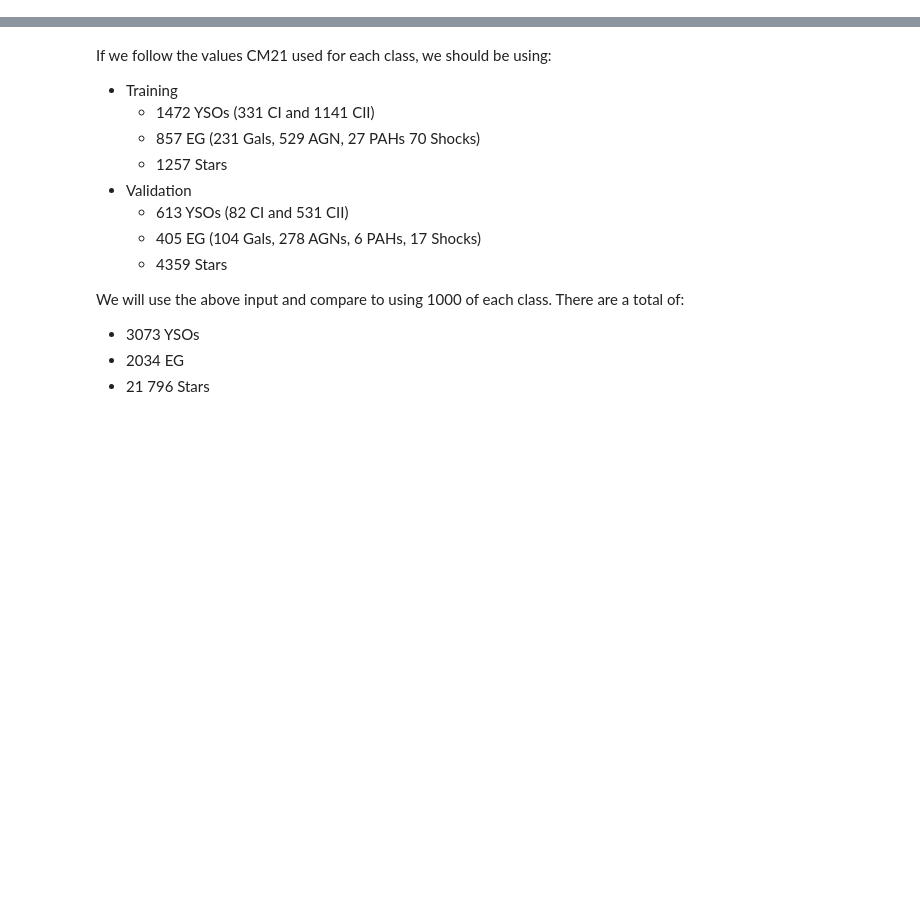
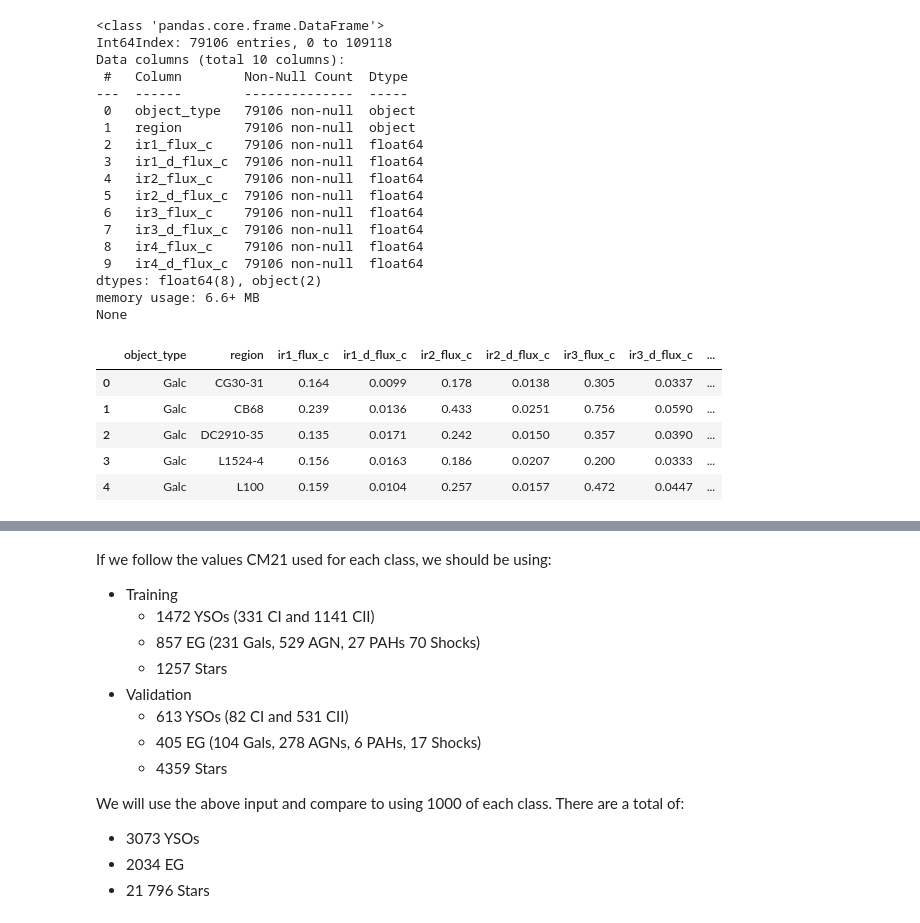
Before and after one commit to bcrompvoets/Random, a Jupyter notebook: Phase_3_1__IRAC_Only_Classification/Notebooks/Data_Preparation.ipynb, the cells around one changed output, grey strips where cells are left out. Saved outputs shown, nothing was run; the diff lists cells and outputs as text; code cells hidden in the pictures; blank space fills up the shorter version.

```diff
--- a/Phase_3_1__IRAC_Only_Classification/Notebooks/Data_Preparation.ipynb
+++ b/Phase_3_1__IRAC_Only_Classification/Notebooks/Data_Preparation.ipynb
@@ -123,0 +39,30 @@ array(['0', '1', '1 D', '1 F', '1 P'], dtype=object)
+# %%
+c2d_IRAC = c2d[["object_type","region","ir1_flux_c","ir1_d_flux_c","ir2_flux_c","ir2_d_flux_c","ir3_flux_c","ir3_d_flux_c","ir4_flux_c","ir4_d_flux_c"]]
+c2d_IRAC = c2d_IRAC[~c2d_IRAC["ir1_d_flux_c"].isna() & ~c2d_IRAC["ir2_flux_c"].isna() & ~c2d_IRAC["ir3_flux_c"].isna() & ~c2d_IRAC["ir4_flux_c"].isna()]
+print(c2d_IRAC.info())
+c2d_IRAC.head()
+# %% [output]
+<class 'pandas.core.frame.DataFrame'>
+Int64Index: 79106 entries, 0 to 109118
+Data columns (total 10 columns):
+ #   Column        Non-Null Count  Dtype
+---  ------        --------------  -----
+ 0   object_type   79106 non-null  object
+ 1   region        79106 non-null  object
+ 2   ir1_flux_c    79106 non-null  float64
+ 3   ir1_d_flux_c  79106 non-null  float64
+ 4   ir2_flux_c    79106 non-null  float64
+ 5   ir2_d_flux_c  79106 non-null  float64
+ 6   ir3_flux_c    79106 non-null  float64
+ 7   ir3_d_flux_c  79106 non-null  float64
+ 8   ir4_flux_c    79106 non-null  float64
+ 9   ir4_d_flux_c  79106 non-null  float64
+dtypes: float64(8), object(2)
+memory usage: 6.6+ MB
+None
+|  | object_type | region | ir1_flux_c | ir1_d_flux_c | ir2_flux_c | ir2_d_flux_c | ir3_flux_c | ir3_d_flux_c | ... |
+| 0 | Galc | CG30-31 | 0.164 | 0.0099 | 0.178 | 0.0138 | 0.305 | 0.0337 | ... |
+| 1 | Galc | CB68 | 0.239 | 0.0136 | 0.433 | 0.0251 | 0.756 | 0.0590 | ... |
+| 2 | Galc | DC2910-35 | 0.135 | 0.0171 | 0.242 | 0.0150 | 0.357 | 0.0390 | ... |
+| 3 | Galc | L1524-4 | 0.156 | 0.0163 | 0.186 | 0.0207 | 0.200 | 0.0333 | ... |
+| 4 | Galc | L100 | 0.159 | 0.0104 | 0.257 | 0.0157 | 0.472 | 0.0447 | ... |
```
Also changed, not shown: parts of 26 cells of this notebook, 7 other files.
